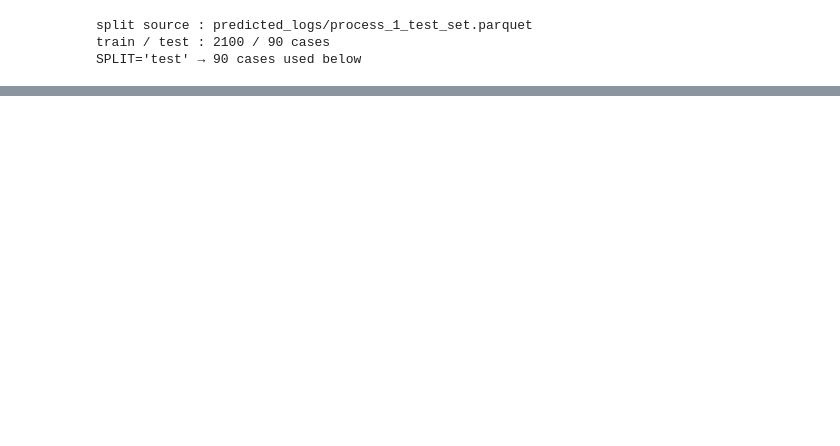
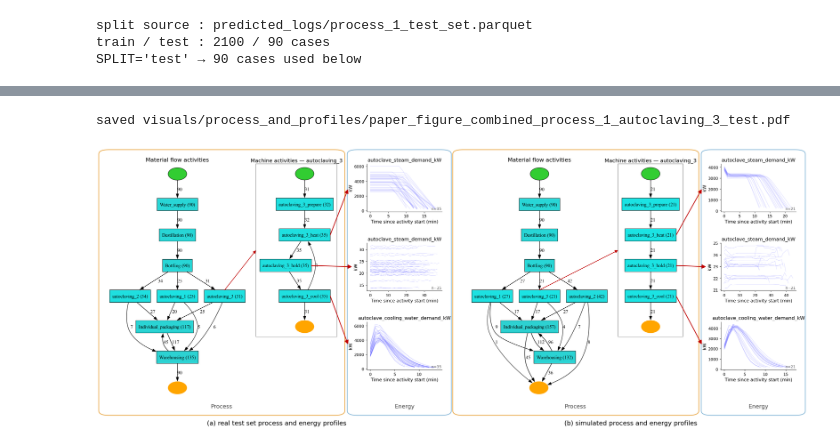
Before and after one commit to zapataunipaderborn/process_energy_demand_modelling, a Jupyter notebook: src/06_visuals_process_and_profiles.ipynb, the cells around one changed output, grey strips where cells are left out. Saved outputs shown, nothing was run; the diff lists cells and outputs as text; code cells hidden in the pictures; blank space fills up the shorter version.

Commit message:
better visuals

```diff
--- a/src/06_visuals_process_and_profiles.ipynb
+++ b/src/06_visuals_process_and_profiles.ipynb
@@ -926,0 +940,22 @@ saved visuals/process_and_profiles/paper_figure_process_1_autoclaving_3_predicte
+# %%
+# ── Combined figure: (a) real | (b) simulated ────────────────────────────────
+COMBINED_W, COMBINED_H = 26.0, 11.0  # inches; each block gets half the width
+COMBINED_FS = 1.00                   # font scale inside a half-width block
+
+# ONE plan for both halves -> same net scale, same panel width, so (a) and (b) are the same size
+_plan = plan_blocks([BLOCK_REAL, BLOCK_SIM], COMBINED_W, COMBINED_H, rw=0.5, rh=1.0)
+
+fig = plt.figure(figsize=(COMBINED_W, COMBINED_H))
+draw_block(fig, (0.000, 0.0, 0.5, 1.0), BLOCK_REAL, CAPTION_REAL,
+           COMBINED_W, COMBINED_H, _plan, fs=COMBINED_FS)
+draw_block(fig, (0.505, 0.0, 0.5, 1.0), BLOCK_SIM, CAPTION_SIM,
+           COMBINED_W, COMBINED_H, _plan, fs=COMBINED_FS)
+
+if SAVE:
+    _p = OUT / f'paper_figure_combined_{PROCESS}_{FOCUS_OBJECT}_{SPLIT}.pdf'
+    fig.savefig(_p, format='pdf', bbox_inches='tight', pad_inches=0.15)
+    print(f'saved {_p}')
+plt.show()
+# %% [output]
+saved visuals/process_and_profiles/paper_figure_combined_process_1_autoclaving_3_test.pdf
+[figure, added]
```
Also changed, not shown: parts of 13 cells of this notebook, 11 other files.
